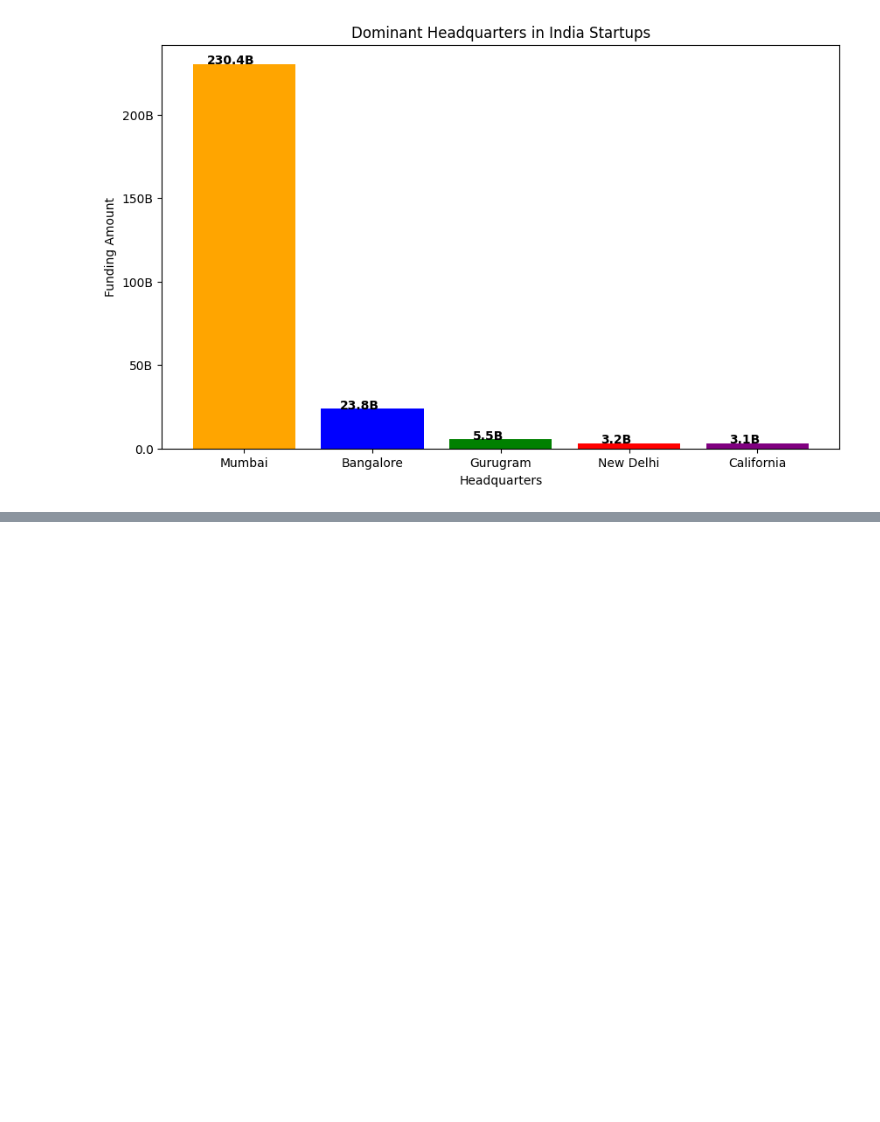
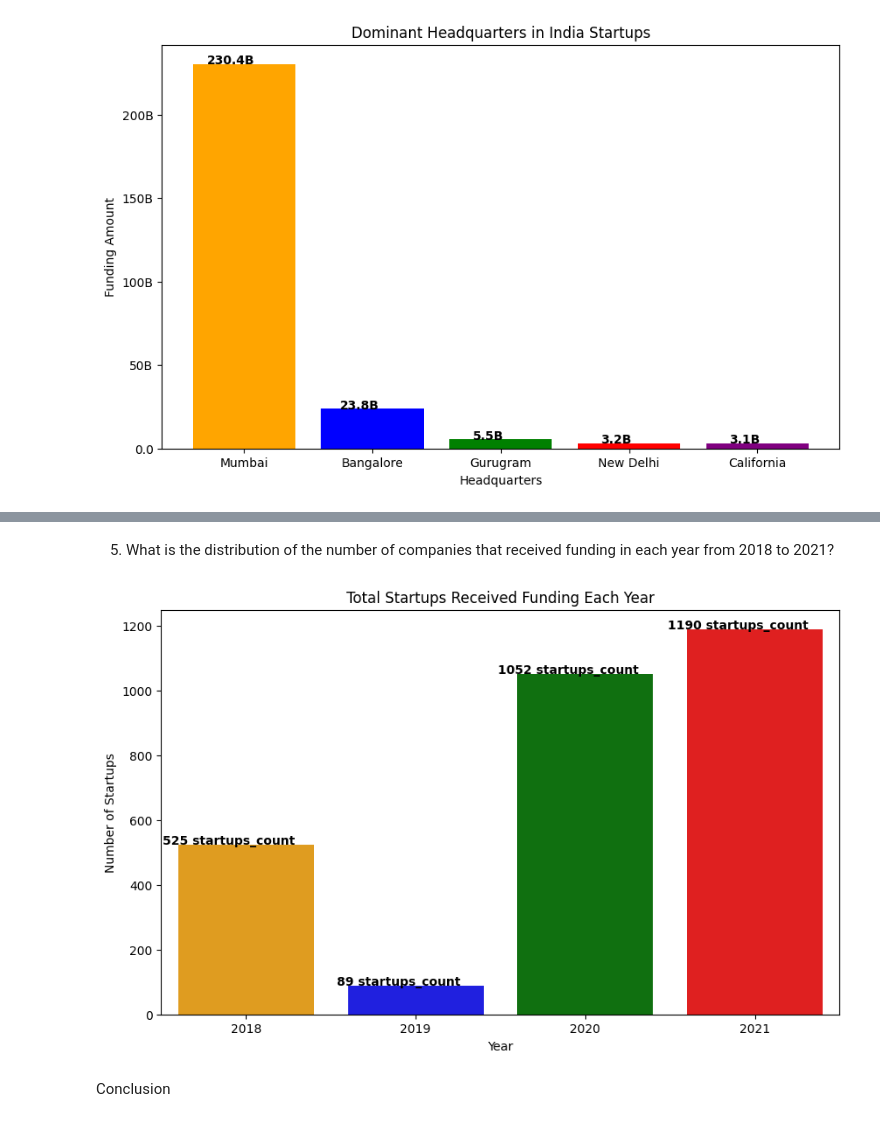
Before and after one commit to DelphinKdl/-Data-analysis-project-Data-Driven-Insights-for-Indian-Startup-Growth, a Jupyter notebook: notebook.ipynb, the cells around one changed output, grey strips where cells are left out. Drawn from its saved outputs; the diff is of its cells as text; code cells hidden in the pictures; blank space fills up the shorter version.

```diff
--- a/notebook.ipynb
+++ b/notebook.ipynb
@@ -667,0 +713,30 @@ plt.show()
+# %% [markdown]
+ 5. What is the distribution of the number of companies that received funding in each year from 2018 to 2021?
+# %%
+
+# Count the number of startups in each year
+startups_count = combinedData.groupby(['Year'])['Company_Brand'].count().reset_index()
+
+# Create a bar chart with values on each bar
+plt.figure(figsize=(10, 6))
+ax = sns.barplot(y=startups_count['Company_Brand'], x=startups_count['Year'], palette=colors)
+
+# Add count values on top of each bar
+for bar, count in zip(ax.patches, startups_count['Company_Brand']):
+    plt.text(
+        bar.get_x() + bar.get_width() / 2 - 0.1 ,
+        bar.get_height() + 0.1,
+        f'{count}' + ' startups_count',
+        ha='center',
+        color='black',
+        fontweight='bold'
+    )
+
+plt.title('Total Startups Received Funding Each Year')
+plt.xlabel('Year')
+plt.ylabel('Number of Startups')
+plt.show()
+# %% [output]
+[figure, added]
+# %% [markdown]
+Conclusion
```
Also changed, not shown: parts of 5 cells of this notebook.
